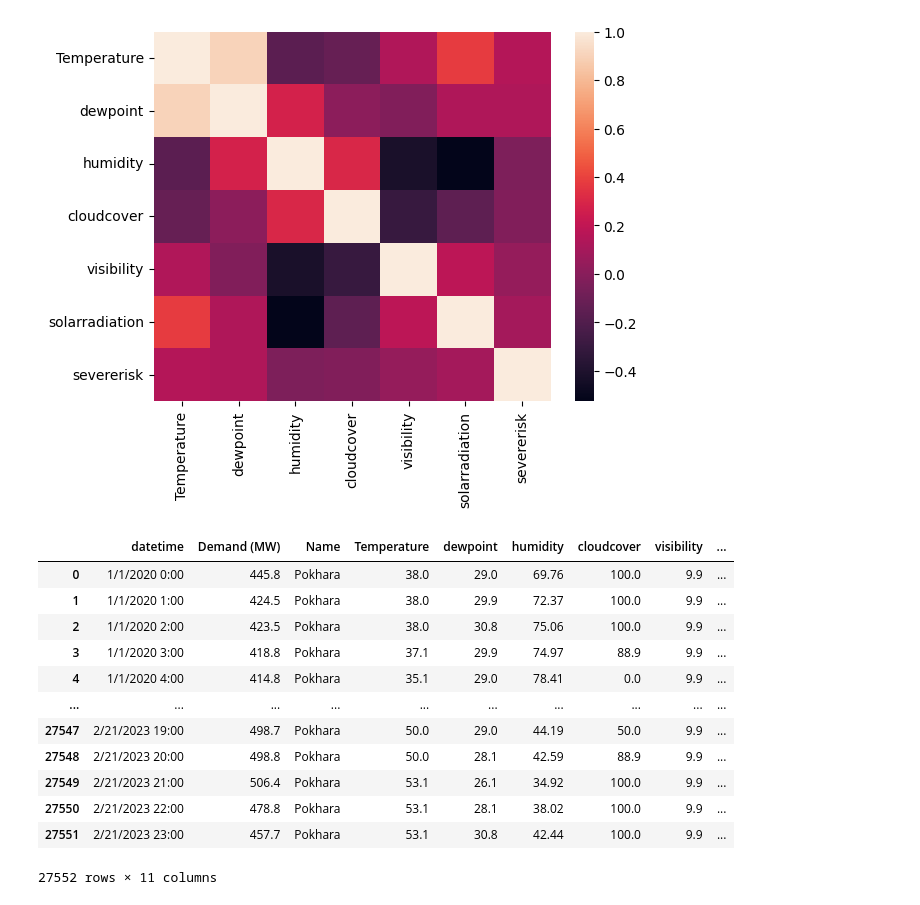
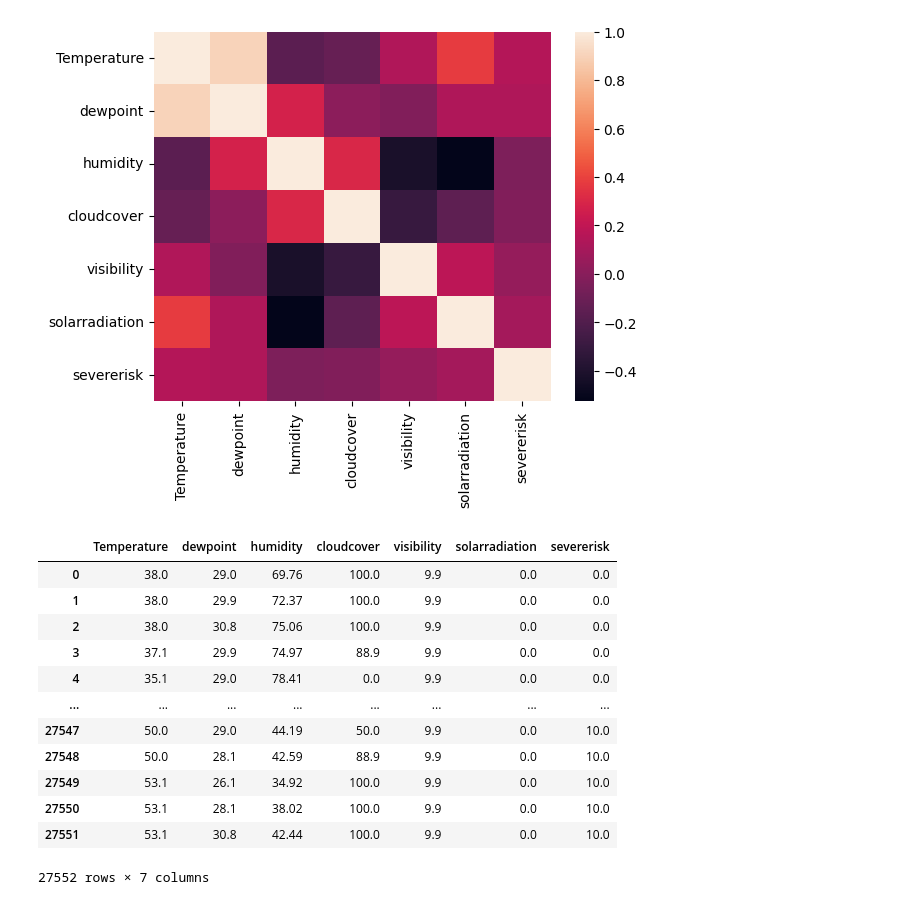
Before and after one commit to clerisy47/VoltVision, a Jupyter notebook: model_training/collaboration_notebooks/utsav.ipynb, the cells around one changed output. Saved outputs shown, nothing was run; the diff lists cells and outputs as text; code cells hidden in the pictures.

```diff
--- a/model_training/collaboration_notebooks/utsav.ipynb
+++ b/model_training/collaboration_notebooks/utsav.ipynb
@@ -312,19 +312,3 @@ sns.heatmap(correlation_matrix)
 # %% [output]
 <AxesSubplot:>
 [figure]
-# %%
-df_merged.to_csv('weather.csv', index=False)
-# %% [output]
-|  | datetime | Demand (MW) | Name | Temperature | dewpoint | humidity | cloudcover | visibility | ... |
-| 0 | 1/1/2020 0:00 | 445.8 | Pokhara | 38.0 | 29.0 | 69.76 | 100.0 | 9.9 | ... |
-| 1 | 1/1/2020 1:00 | 424.5 | Pokhara | 38.0 | 29.9 | 72.37 | 100.0 | 9.9 | ... |
-| 2 | 1/1/2020 2:00 | 423.5 | Pokhara | 38.0 | 30.8 | 75.06 | 100.0 | 9.9 | ... |
-| 3 | 1/1/2020 3:00 | 418.8 | Pokhara | 37.1 | 29.9 | 74.97 | 88.9 | 9.9 | ... |
-| 4 | 1/1/2020 4:00 | 414.8 | Pokhara | 35.1 | 29.0 | 78.41 | 0.0 | 9.9 | ... |
-| ... | ... | ... | ... | ... | ... | ... | ... | ... | ... |
-| 27547 | 2/21/2023 19:00 | 498.7 | Pokhara | 50.0 | 29.0 | 44.19 | 50.0 | 9.9 | ... |
-| 27548 | 2/21/2023 20:00 | 498.8 | Pokhara | 50.0 | 28.1 | 42.59 | 88.9 | 9.9 | ... |
-| 27549 | 2/21/2023 21:00 | 506.4 | Pokhara | 53.1 | 26.1 | 34.92 | 100.0 | 9.9 | ... |
-| 27550 | 2/21/2023 22:00 | 478.8 | Pokhara | 53.1 | 28.1 | 38.02 | 100.0 | 9.9 | ... |
-| 27551 | 2/21/2023 23:00 | 457.7 | Pokhara | 53.1 | 30.8 | 42.44 | 100.0 | 9.9 | ... |
-27552 rows × 11 columns
@@ -330,0 +317,16 @@ df_merged.to_csv('weather.csv', index=False)
+# %%
+df_merged.iloc[:,3:10]
+# %% [output]
+|  | Temperature | dewpoint | humidity | cloudcover | visibility | solarradiation | severerisk |
+| 0 | 38.0 | 29.0 | 69.76 | 100.0 | 9.9 | 0.0 | 0.0 |
+| 1 | 38.0 | 29.9 | 72.37 | 100.0 | 9.9 | 0.0 | 0.0 |
+| 2 | 38.0 | 30.8 | 75.06 | 100.0 | 9.9 | 0.0 | 0.0 |
+| 3 | 37.1 | 29.9 | 74.97 | 88.9 | 9.9 | 0.0 | 0.0 |
+| 4 | 35.1 | 29.0 | 78.41 | 0.0 | 9.9 | 0.0 | 0.0 |
+| ... | ... | ... | ... | ... | ... | ... | ... |
+| 27547 | 50.0 | 29.0 | 44.19 | 50.0 | 9.9 | 0.0 | 10.0 |
+| 27548 | 50.0 | 28.1 | 42.59 | 88.9 | 9.9 | 0.0 | 10.0 |
+| 27549 | 53.1 | 26.1 | 34.92 | 100.0 | 9.9 | 0.0 | 10.0 |
+| 27550 | 53.1 | 28.1 | 38.02 | 100.0 | 9.9 | 0.0 | 10.0 |
+| 27551 | 53.1 | 30.8 | 42.44 | 100.0 | 9.9 | 0.0 | 10.0 |
+27552 rows × 7 columns
```
Also changed, not shown: parts of 7 cells of this notebook.
